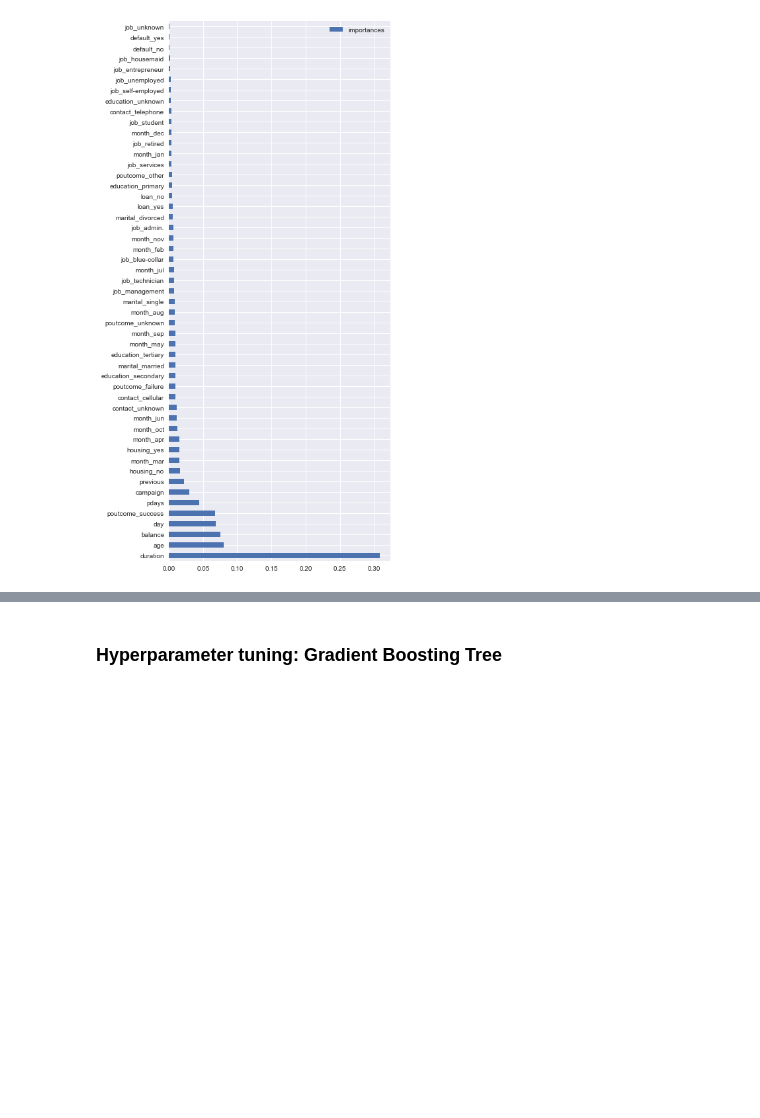
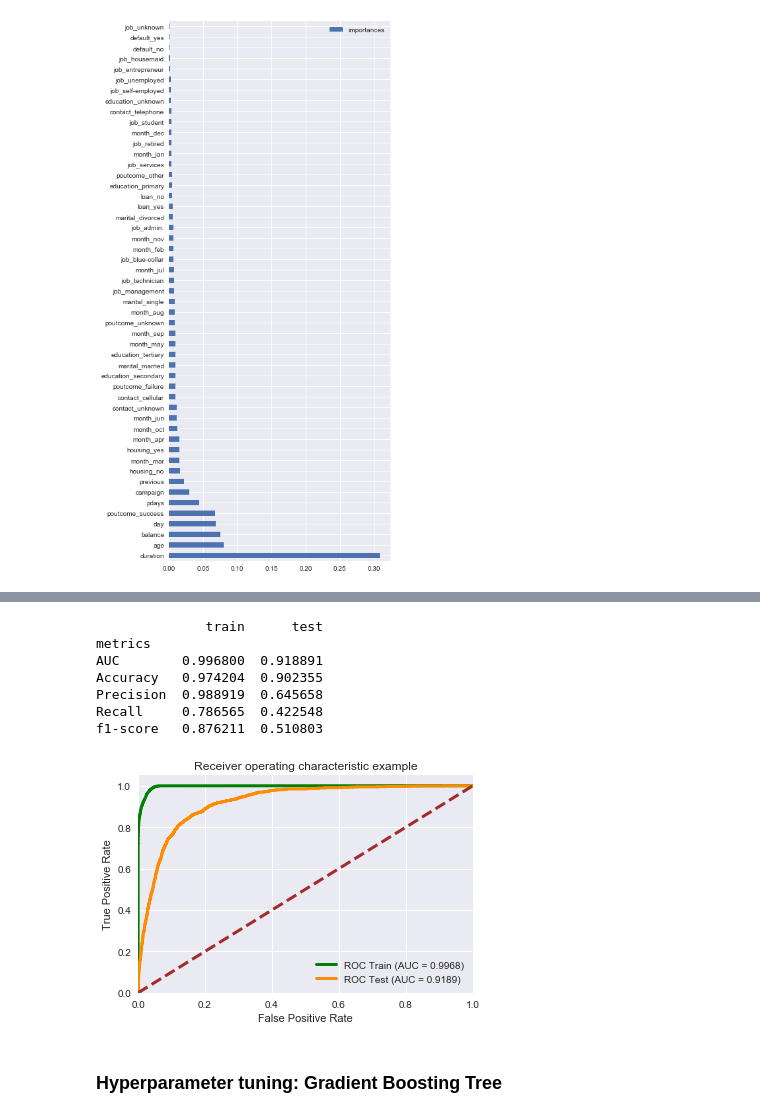
Before and after one commit to XuDou/bank-marketing-prediction, a Jupyter notebook: bank_marketing.ipynb, the cells around one changed output, grey strips where cells are left out. Drawn from its saved outputs; the diff is of its cells as text; code cells hidden in the pictures; blank space fills up the shorter version.

Commit message:
Remove redundant features

```diff
--- a/bank_marketing.ipynb
+++ b/bank_marketing.ipynb
@@ -483,6 +483,8 @@ coeffs_importances[:20]
 important_features = coeffs_importances[:20]["feature"]
 # %%
 X_remove_redundant = data_bank_full[important_features].values
+# %%
+X_train_rr, X_test_rr, y_train_rr, y_test_rr = train_test_split(X_remove_redundant, y, test_size=0.2, random_state=42)
 # %%
 ax = coeffs_importances.plot.barh()
 t = np.arange(X.shape[1])
@@ -492,3 +494,13 @@ plt.gcf().set_size_inches(6, 15)
 plt.show()
 # %% [output]
 [figure]
+# %%
+
+grid_obj = GridSearchCV(clf, param_grid, cv=3, scoring=acc_scorer)  #cv: the number of folds of cross-validation #
+grid_obj = grid_obj.fit(X_train_rr, y_train_rr)
+
+# Set the clf to the best combination of parameters
+clf = grid_obj.best_estimator_
+
+# Fit the best algorithm to the data.
+clf.fit(X_train_rr, y_train_rr)
@@ -495,3 +515,15 @@ plt.show()
+# %%
+# Train test model
+train_test_model(clf, X_train_rr, y_train_rr, X_test_rr, y_test_rr)
+# %% [output]
+              train      test
+metrics
+AUC        0.996800  0.918891
+Accuracy   0.974204  0.902355
+Precision  0.988919  0.645658
+Recall     0.786565  0.422548
+f1-score   0.876211  0.510803
+[figure, added]
 # %% [markdown]
 ### Hyperparameter tuning: Gradient Boosting Tree
 # %%
```
Also changed, not shown: parts of 9 cells of this notebook.
